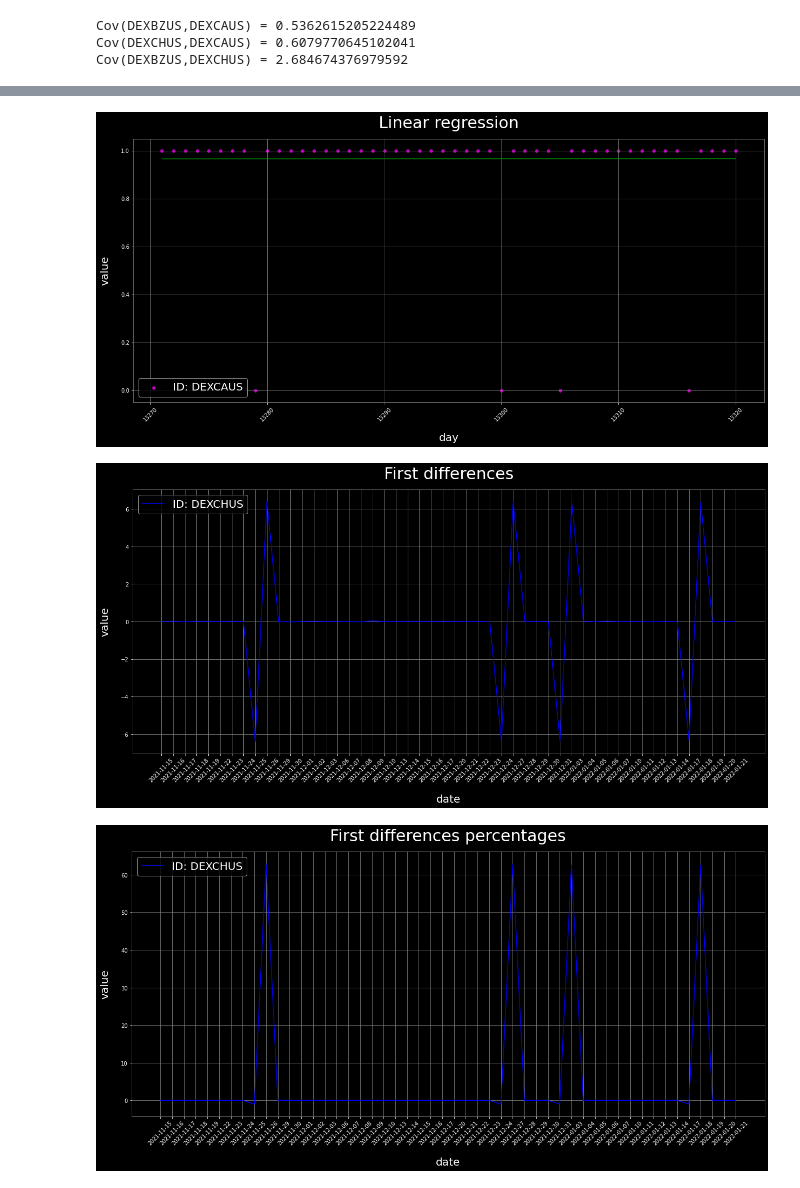
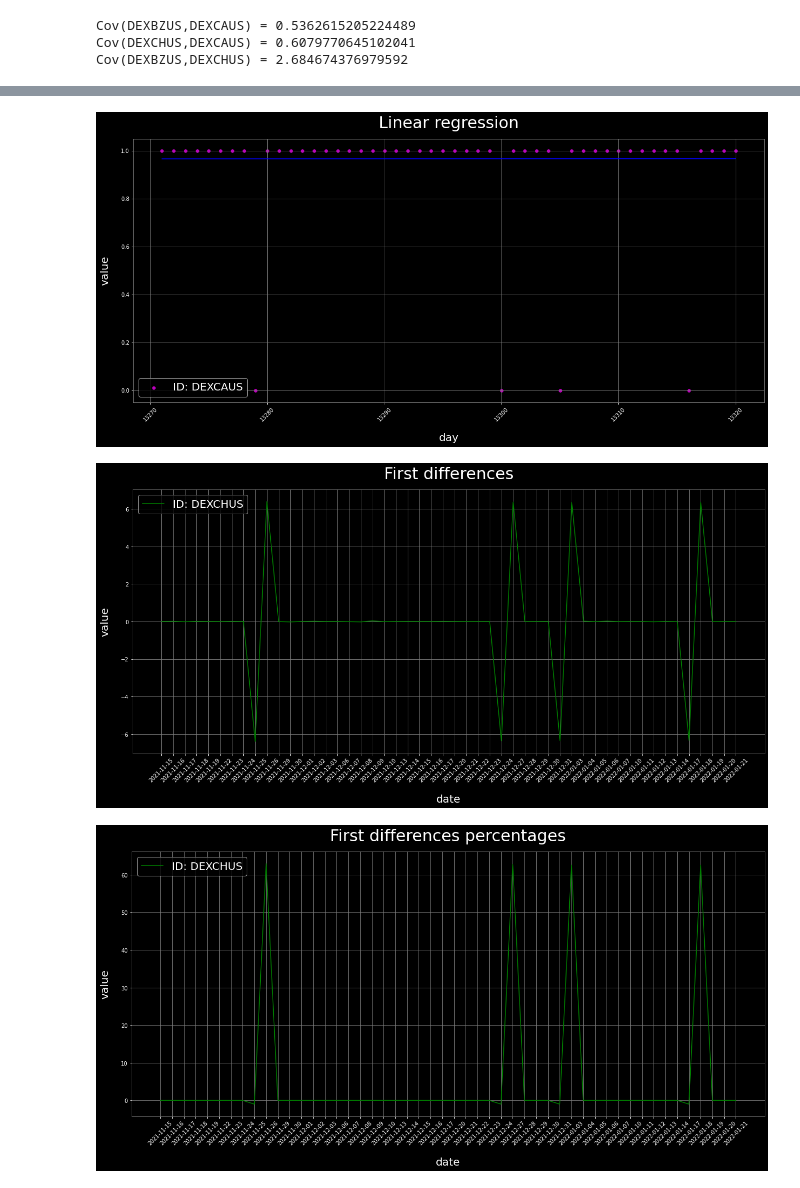
Before and after one commit to matt-merman/CPS, a Jupyter notebook: code/main.ipynb, the cells around one changed output, grey strips where cells are left out. Saved outputs shown, nothing was run; the diff lists cells and outputs as text; code cells hidden in the pictures.

```diff
--- a/code/main.ipynb
+++ b/code/main.ipynb
@@ -336,7 +331,7 @@ with pd.option_context('display.max_rows', None,
 10375  1983-09-19  DEXCAUS     1.2325
 10376  1983-09-20  DEXCAUS
 # %%
-#Graficare l’andamento di una osservabile (se possibile)
+#File 'display.py' del rispettivo package
 
 grid_color = "grey"
 label_color = "white"
@@ -374,8 +369,8 @@ def display(x, y, title, id, x_label):
         plt.title(title, color=label_color, pad=text_pad, fontsize=title_fontsize)
         plt.grid(color=grid_color)
 
-        if y is not None: plt.plot(x[NUMBER_VALUE:], y[NUMBER_VALUE:], color="blue", label="ID: " + id)
-        else: plt.plot(x[NUMBER_VALUE:], color="blue", label="ID: " + id)
+        if y is not None: plt.plot(x[NUMBER_VALUE:], y[NUMBER_VALUE:], color="green", label="ID: " + id)
+        else: plt.plot(x[NUMBER_VALUE:], color="green", label="ID: " + id)
 
         plt.ylabel("value", color=label_color, fontsize=axes_fontsize, labelpad=text_pad)
         plt.xlabel(x_label, color=label_color, fontsize=axes_fontsize, labelpad=text_pad)
@@ -386,7 +381,7 @@ def display(x, y, title, id, x_label):
         legend = plt.legend(fontsize=text_pad)
         plt.setp(legend.get_texts(), color=label_color)
 
-        plt.show()
+        return plt
 
 def display_observation(id):
 
@@ -395,9 +390,8 @@ def display_observation(id):
     y = pd['value'].tolist()
     y = convert_string_float(y)
 
-    display(x, y, "Observation", id, "date")
+    return display(x, y, "Observation", id, "date")
 
-#Graficare la media mobile (se possibile) di una osservabile a 𝑛 giorni (𝑛 parametro)
 def moving_average(input_array, day):
 
     list = convert_string_float(input_array)
@@ -420,7 +414,9 @@ def display_moving_average(id, day):
     x = pd['value'].tolist()
     ma = moving_average(x, day)
 
-    display(ma, None, "Moving Average", id, "day")
+    return display(ma, None, "Moving Average", id, "day")
 
-display_observation(ID_OBSERVATION)
-display_moving_average(ID_OBSERVATION, 7)
+#plt = display_observation(ID_OBSERVATION)
+#plt.show()
+#plt = display_moving_average(ID_OBSERVATION, 7)
+#plt.show()
@@ -430,5 +423,6 @@ display_moving_average(ID_OBSERVATION, 7)
 # %%
-#CASE STUDY (Money, Banking, & Finance > Exchange Rates)
+#File 'user.py' del rispettivo package
+
 ID_CATEGORY = 94 #Daily Rates
 ID_SERIES = ["DEXBZUS", "DEXCAUS", "DEXCHUS"]
 
@@ -485,10 +479,10 @@ def display_observations(list_series):
         legend = plt.legend(fontsize=text_pad)
         plt.setp(legend.get_texts(), color=label_color)
 
-        plt.show()
+        return plt
 
 #Calcolare la covarianza
-def covarinace(list_series):
+def covariance(list_series):
 
     observations = get_observations(list_series)
 
@@ -513,7 +507,7 @@ def display_first_diff(id):
         difference = observations[1][index + 1] - observations[1][index]
         difference_array.append(difference)
 
-    display(observations[0], difference_array, "First differences", id, "date")
+    return display(observations[0], difference_array, "First differences", id, "date")
 
 #Calcolare e graficare su un solo grafico per ogni serie la serie delle
 #differenze prime percentuali 𝑠𝑖+1−𝑠𝑖. (fate attenzione agli ∞)
@@ -528,7 +522,7 @@ def display_first_diff_perc(id):
         difference = (observations[1][index + 1] - observations[1][index])/observations[1][index]
         ratio_array.append(difference)
 
-    display(x, ratio_array, "First differences percentages", id, "date")
+    return display(observations[0], ratio_array, "First differences percentages", id, "date")
 
 def estimate_coef(x, y):
 
@@ -578,7 +572,7 @@ def display_linear_regression(id):
         y_pred = b[0] + b[1]*df['day']
 
         # plotting the regression line
-        plt.plot(df['day'].tolist()[NUMBER_VALUE:], y_pred.tolist()[NUMBER_VALUE:], color = "g")
+        plt.plot(df['day'].tolist()[NUMBER_VALUE:], y_pred.tolist()[NUMBER_VALUE:], color = "b")
 
         plt.ylabel("value", color=label_color, fontsize=axes_fontsize, labelpad=text_pad)
         plt.xlabel("day", color=label_color, fontsize=axes_fontsize, labelpad=text_pad)
@@ -589,7 +583,7 @@ def display_linear_regression(id):
         legend = plt.legend(fontsize=text_pad)
         plt.setp(legend.get_texts(), color=label_color)
 
-        plt.show()
+        return plt
 
 #Scaricare  tutte le serie  da  una  singola categoria (in realtà ne sono sufficienti 3)
 #potrebbe essere necessario creare un db, con create_db(DB)
@@ -603,16 +597,22 @@ for index in range(len(ID_SERIES)):
     insert_db(DB, ID_SERIES[index], "observation", False)
 
 #Graficare le 3 serie su un solo grafico
-display_observations(ID_SERIES)
+plt = display_observations(ID_SERIES)
+plt.show()
 
 #Calcolare la covarianza (attenzione ai nan!)
-covarinace(ID_SERIES)
+covariance(ID_SERIES)
 
-#serie delle differenze prime, differenze prime percentuali e retta di regressione
+#Serie delle differenze prime, differenze prime percentuali e retta di regressione
 for index in range(len(ID_SERIES)):
-    display_first_diff(ID_SERIES[index])
-    display_first_diff_perc(ID_SERIES[index])
-    display_linear_regression(ID_SERIES[index])
+    plt = display_first_diff(ID_SERIES[index])
+    plt.show()
+    plt = display_first_diff_perc(ID_SERIES[index])
+    plt.show()
+    plt = display_linear_regression(ID_SERIES[index])
+    plt.show()
+
+#display_linear_regression(ID_OBSERVATION)
 # %% [output]
 [figure]
 Cov(DEXBZUS,DEXCAUS) = 0.5362615205224489
@@ -626,3 +626,3 @@ Cov(DEXBZUS,DEXCHUS) = 2.684674376979592
-[figure, old version]
+[figure, new version]
-[figure, old version]
+[figure, new version]
-[figure, old version]
+[figure, new version]
```
Also changed, not shown: parts of 5 cells of this notebook, 5 other files.
